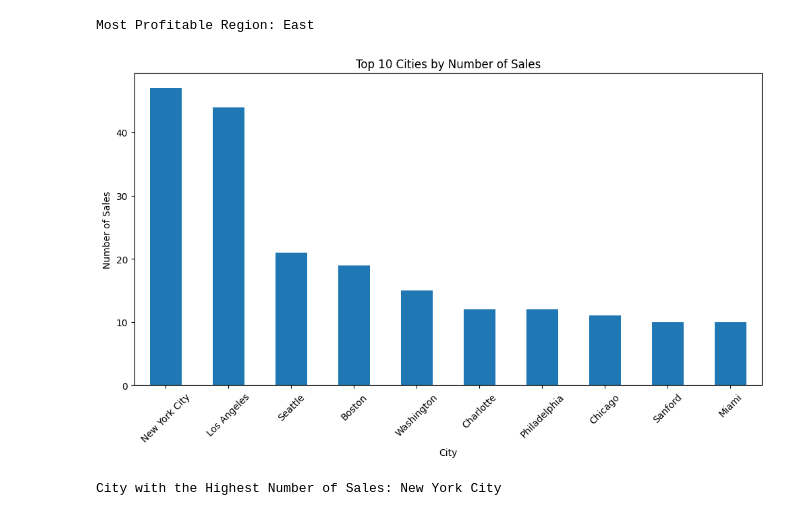
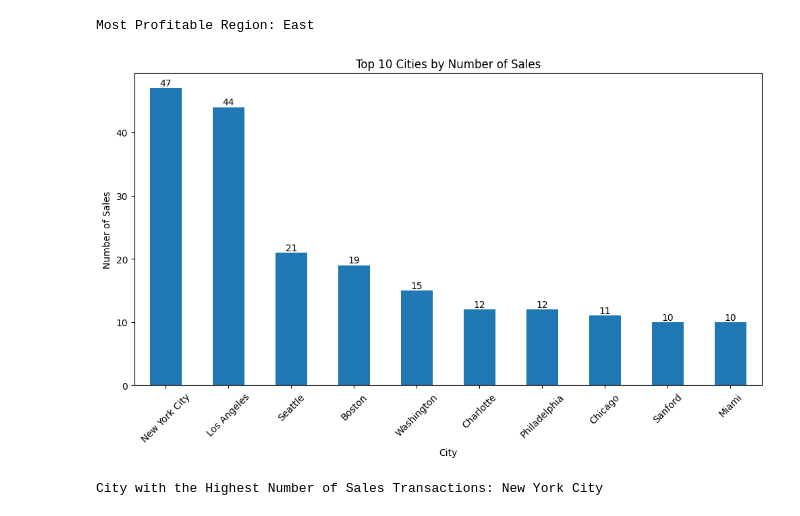
Before and after one commit to kevinndungu-source/Data_Analytics_Project, a Jupyter notebook: Analysis_using_Python/Python_Code/Marley_International_Store_Data_Analysis_using_Python.ipynb, the cells around one changed output. Drawn from its saved outputs; the diff is of its cells as text; code cells hidden in the pictures.

```diff
--- a/Analysis_using_Python/Python_Code/Marley_International_Store_Data_Analysis_using_Python.ipynb
+++ b/Analysis_using_Python/Python_Code/Marley_International_Store_Data_Analysis_using_Python.ipynb
@@ -174,18 +172,28 @@ print(f'Most Profitable Region: {most_profitable_region}')
 # %% [output]
 [figure]
 Most Profitable Region: East
-# %%
-# Question 12. Which City has the Highest Number of Sales?
-
-city_sales_count = orders_df['City'].value_counts()
-city_sales_count.head(10).plot(kind='bar', figsize=(12, 6), title='Top 10 Cities by Number of Sales')
-plt.xlabel('City')
-plt.ylabel('Number of Sales')
-plt.xticks(rotation=45)
-plt.show()
-highest_sales_city = city_sales_count.idxmax()
-
-print(f'City with the Highest Number of Sales: {highest_sales_city}')
-# %% [output]
-[figure, removed]
-City with the Highest Number of Sales: New York City
+# %%
+# Question 12. Which City has the Highest Number of Sales?
+
+# Count the number of sales transactions per city
+city_sales_count = data['City'].value_counts()
+
+# Plot the top 10 cities by number of sales transactions
+plt.figure(figsize=(12, 6))
+ax = city_sales_count.head(10).plot(kind='bar', title='Top 10 Cities by Number of Sales')
+plt.xlabel('City')
+plt.ylabel('Number of Sales')
+plt.xticks(rotation=45)
+
+# Annotate the bar chart with the number of sales
+for i in ax.containers:
+    ax.bar_label(i, label_type='edge')
+
+plt.show()
+
+# City with the highest number of sales transactions
+highest_sales_city = city_sales_count.idxmax()
+print(f'City with the Highest Number of Sales Transactions: {highest_sales_city}')
+# %% [output]
+[figure, added]
+City with the Highest Number of Sales Transactions: New York City
```
Also changed, not shown: parts of 1 cell of this notebook.
